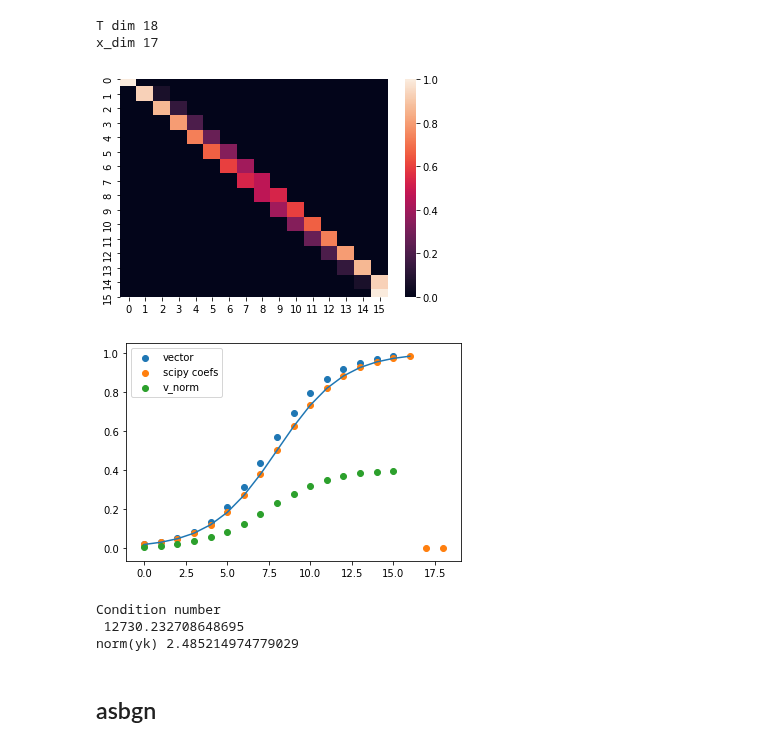
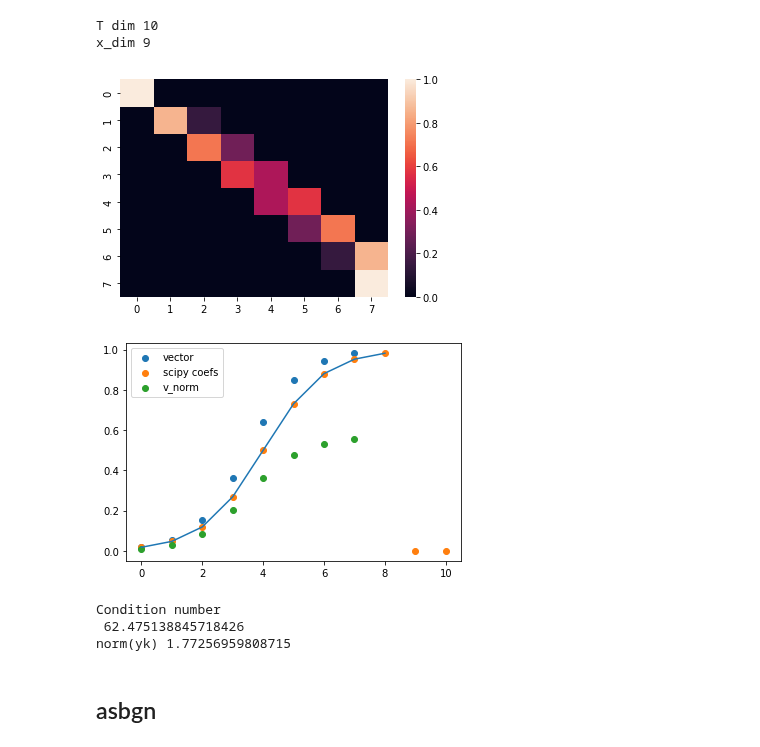
Before and after one commit to inajetovic/Variational-Quantum-Splines, a Jupyter notebook: test.ipynb, the cells around one changed output. Saved outputs shown, nothing was run; the diff lists cells and outputs as text; code cells hidden in the pictures.

```diff
--- a/test.ipynb
+++ b/test.ipynb
@@ -3,11 +3,11 @@ from vqls import *
 from utils import *
 lower = 0.
 upper = 1.
-n_step = 16
+n_step = 8
 f_i = 0.0
-MAX_ITER = 100
+MAX_ITER = 15
 
-nq=4
+nq=3
 # K = 2^n = dim(T)-2
 # with dim(S) = KxK
 # n = num qubits
@@ -28,39 +28,39 @@ if scaled:
   y = y / norm
 tck=splrep(x,y,k=1) #coeffs
 #plt.scatter(range(len(tck[1])),tck[0], label = "scipy knots")
 
 
 #############################################################################################
 ###################################### System Preparation ###################################
 #############################################################################################
 
 matrix,vector,v_norm = GeneralizedVQS_System(n_step,label,x,xx,scaled=scaled);
 
 import seaborn as sns
 
 sns.heatmap(matrix)
 plt.show()
 plt.plot(y)
 
 plt.scatter(range(len(vector)), vector, label="vector")
 plt.scatter(range(len(tck[1])),tck[1], label="scipy coefs")
 plt.scatter(range(len(v_norm)), v_norm, label="v_norm")
 plt.legend()
 plt.show()
 #############################################################################################
 ################################# VQLS and Linear Prob. Solving #############################
 #############################################################################################
 
 k_numb=np.linalg.cond(np.array(matrix))
 print('Condition number\n',k_numb)
 print('norm(yk)',np.linalg.norm(vector))
 # %% [output]
-T dim 18
-x_dim 17
+T dim 10
+x_dim 9
-[figure, old version]
+[figure, new version]
-[figure, old version]
+[figure, new version]
 Condition number
- 12730.232708648695
-norm(yk) 2.485214974779029
+ 62.475138845718426
+norm(yk) 1.77256959808715
 # %% [markdown]
 ## asbgn
```
Also changed, not shown: parts of 10 cells of this notebook, 3 other files.
